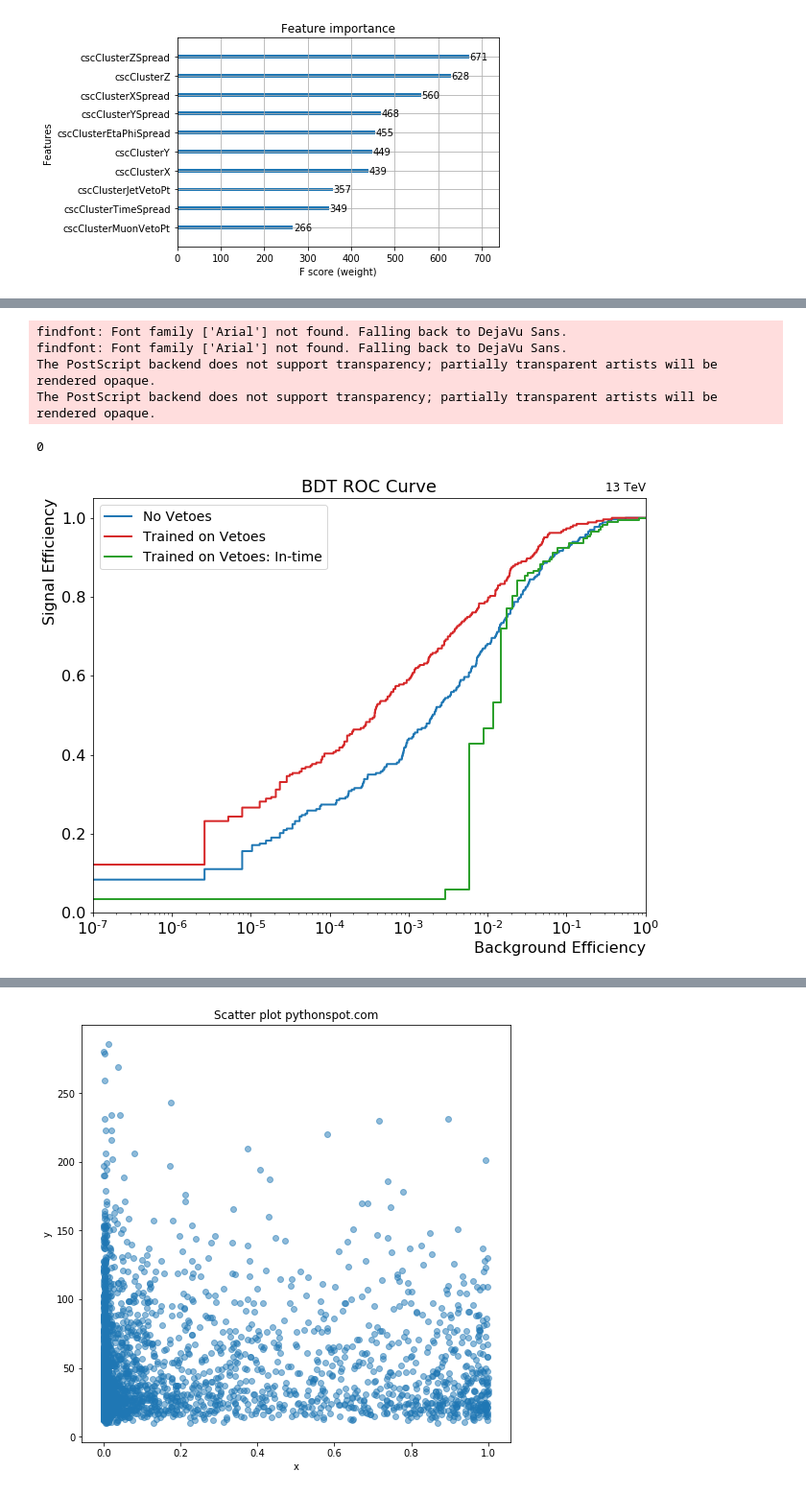
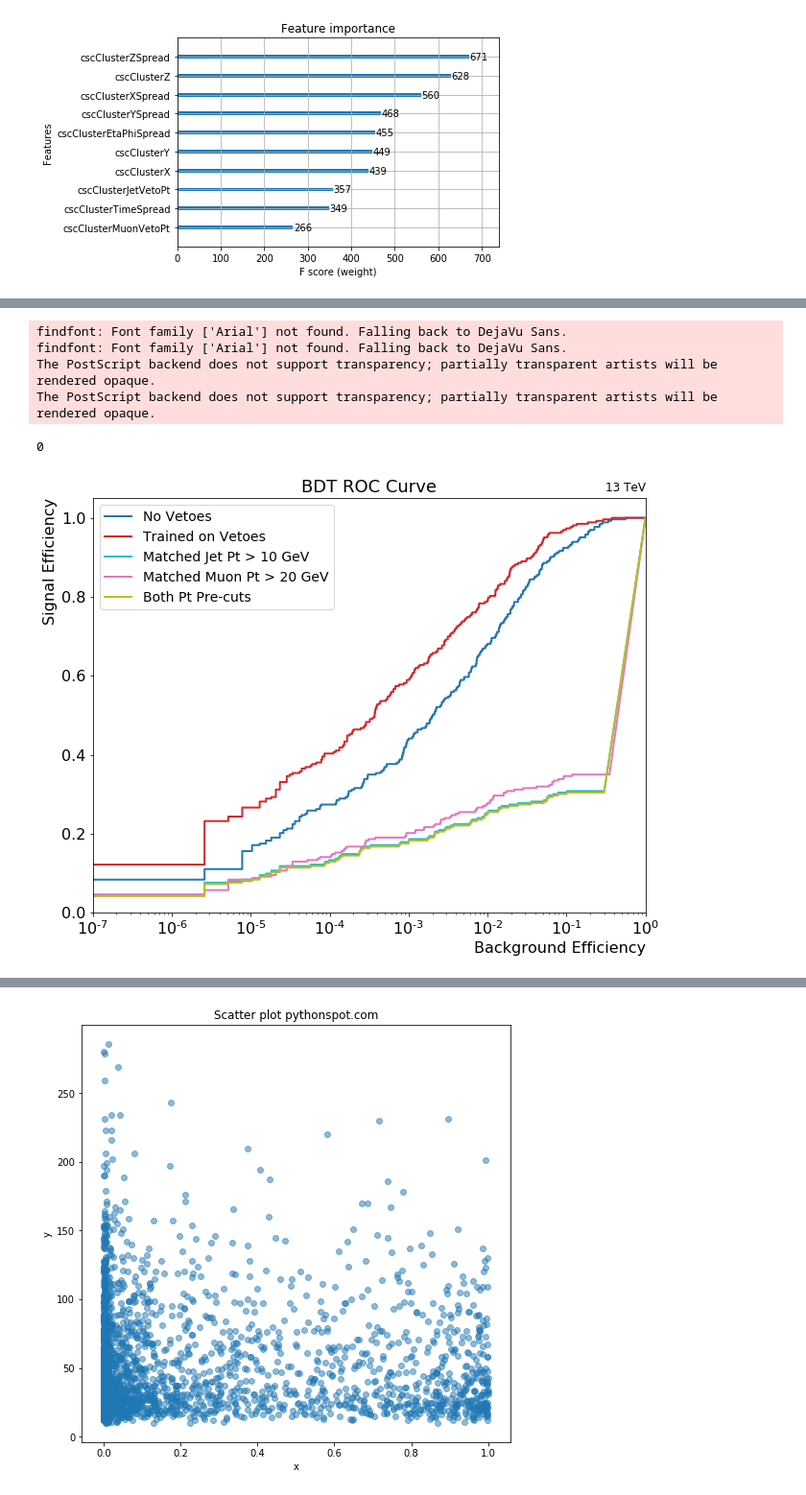
Before and after one commit to cms-lpc-llp/delayed_jet_analyzer, a Jupyter notebook: plot_scripts/LLP_muon_system_studies/Test_scripts/muon_llp_analyzer_bdt_exe.ipynb, the cells around one changed output, grey strips where cells are left out. Shown at 96% size. Drawn from its saved outputs; the diff is of its cells as text; code cells hidden in the pictures.

```diff
--- a/plot_scripts/LLP_muon_system_studies/Test_scripts/muon_llp_analyzer_bdt_exe.ipynb
+++ b/plot_scripts/LLP_muon_system_studies/Test_scripts/muon_llp_analyzer_bdt_exe.ipynb
@@ -432,7 +414,7 @@ print(len(gen_matching_np))
 # %%
 # BDT trained with both IT/OOT but without any matched reco object pTs
 
-fpr_old, tpr_old, thr_old, disc_signal_old, disc_bkg_old = bdt_execution(old_signal, old_bkg, gen_matching_np, 'old_vars')
+fpr_old, tpr_old, thr_old, disc_signal_old, disc_bkg_old, jet_old, muon_old, y_old, y_pred_old = bdt_execution(old_signal, old_bkg, gen_matching_np, 'old_vars')
 # %% [output]
 Accuracy: 99.94%
 AUC: 0.9744132587418824
@@ -450,7 +429,7 @@ findfont: Font family ['Arial'] not found. Falling back to DejaVu Sans.
 # %%
 # BDT trained with both IT/OOT and matched reco object pTs
 
-fpr_normal, tpr_normal, thr_normal, disc_signal_normal, disc_bkg_normal = bdt_execution(df_signal, df_bkg, gen_matching_np, 'one_cluster')
+fpr_normal, tpr_normal, thr_normal, disc_signal_normal, disc_bkg_normal, jet_normal, muon_normal, y_normal, y_pred_normal = bdt_execution(df_signal, df_bkg, gen_matching_np, 'one_cluster')
 # %% [output]
 Accuracy: 99.95%
 AUC: 0.9876888376413303
@@ -510,3 +509,18 @@ The PostScript backend does not support transparency; partially transparent arti
+# %%
+y_old_prime = {}
+y_old_prime['jet'] = []
+y_old_prime['muon'] = []
+y_old_prime['both'] = []
+for reco_type in ['jet', 'muon', 'both']:
+    for reco_pt in range(len(veto_bool[reco_type])):
+        if veto_bool[reco_type][reco_pt] == True:
+            y_old_prime[reco_type].append(y_pred_old[reco_pt])
+        else:
+            y_old_prime[reco_type].append(0)
+# %%
+fpr_jet_post, tpr_jet_post, thr_jet_post = roc_curve(y_old, y_old_prime['jet'])
+fpr_muon_post, tpr_muon_post, thr_muon_post = roc_curve(y_old, y_old_prime['muon'])
+fpr_object_post, tpr_object_post, thr_object_post = roc_curve(y_old, y_old_prime['both'])
 # %%
 #plot roc curve
 # fpr = Signal eff, tpr = background eff
@@ -519,45 +533,52 @@ plt.plot(fpr_old, tpr_old, color='tab:blue',
          lw=lw, label='No Vetoes')
 plt.plot(fpr_normal, tpr_normal, color='tab:red',
          lw=lw, label='Trained on Vetoes')
+# plt.plot(fpr_in, tpr_in, color='tab:green',
+#          lw=lw, label='Trained on Vetoes: In-time')
 
-# plt.plot(fpr_jet, tpr_jet, color='tab:orange',
-#          lw=lw, label='New Vars: Jet Veto Only')
-# plt.plot(fpr_muon, tpr_muon, color='tab:purple',
-#          lw=lw, label='New Vars: Muon Veto Only')
-# plt.plot(fpr_object, tpr_object, color='tab:green',
-#          lw=lw, label='New Vars: Jet/Muon Vetoes')
+# plt.plot(fpr_jet*jet_veto_bkg_eff, tpr_jet*jet_veto_signal_eff, color='tab:cyan',
+#          lw=lw, label='Matched Jet Pt > 10 GeV')
+# plt.plot(fpr_muon*muon_veto_bkg_eff, tpr_muon*muon_veto_signal_eff, color='tab:pink',
+#          lw=lw, label='Matched Muon Pt > 20 GeV')
+# plt.plot(fpr_object*both_veto_bkg_eff, tpr_object*both_veto_signal_eff, color='tab:olive',
+#          lw=lw, label='Both Pt Pre-cuts')
 
-plt.plot(fpr_in, tpr_in, color='tab:green',
-         lw=lw, label='Trained on Vetoes: In-time')
+plt.plot(fpr_jet_post, tpr_jet_post, color='tab:cyan',
+         lw=lw, label='Matched Jet Pt > 10 GeV')
+plt.plot(fpr_muon_post, tpr_muon_post, color='tab:pink',
+         lw=lw, label='Matched Muon Pt > 20 GeV')
+plt.plot(fpr_object_post, tpr_object_post, color='tab:olive',
+         lw=lw, label='Both Pt Pre-cuts')
+
 # plt.plot([0, 1], [0, 1], color='navy', lw=lw, linestyle='--')
 # plt.xlim([0.0, 1.0])
 plt.xlim([10**-7, 10**0])
 plt.ylim([0.0, 1.05])
 plt.ylabel('Signal Efficiency',horizontalalignment='right', y=1.0, fontsize=16)
 plt.xlabel('Background Efficiency',horizontalalignment='right', x=1.0, fontsize=16)
 plt.xticks(fontsize=16)
 plt.yticks(fontsize=16)
 # plt.axhline(y=0.9, color="black", linestyle='--')
 # plt.axhline(y=0.8, color="black")
 # plt.text(10**-4.5,0.3,'WP80: bkg eff = %.4f'%WP80_effBkg, fontsize=12)
 # plt.text(10**-4.5,0.2,'WP90: bkg eff = %.4f'%WP90_effBkg, fontsize=12)
 #plt.text(0.5,0.3,'WP90: S/sqrt(B) = %.2f'%WP90_significance, fontsize=12)
 # plt.text(10**-4.5,0.4,'AUC = %.4f'%AUC, fontsize=12)
 plt.title('BDT ROC Curve', fontsize=18)
 plt.legend(loc="upper left", fontsize=14)
 #plt.show()
 # plt.text(0.0, 1.01, "CMS", ha='left', va='bottom', transform=ax.transAxes, weight='bold', fontsize=17)
 # plt.text(0.12, 1.01, "Simulation Preliminary", ha='left', va='bottom', transform=ax.transAxes, style='italic', fontsize=16)
 plt.text(1.0, 1.01, "13 TeV", ha='right', va='bottom', transform=ax.transAxes, fontsize=12)
 plt.savefig(plotDir+'training/myroc_' + test_name + '.pdf')
 plt.savefig(plotDir+'training/myroc_' + test_name + '.png')
 plt.savefig(plotDir+'training/myroc_' + test_name + '.eps')
 os.system("chmod 755 "+plotDir+"training/*")
 # %% [output]
 findfont: Font family ['Arial'] not found. Falling back to DejaVu Sans.
 findfont: Font family ['Arial'] not found. Falling back to DejaVu Sans.
 The PostScript backend does not support transparency; partially transparent artists will be rendered opaque.
 The PostScript backend does not support transparency; partially transparent artists will be rendered opaque.
 0
-[figure, old version]
+[figure, new version]
 # %%
```
Also changed, not shown: parts of 29 cells of this notebook, 1 other file.
